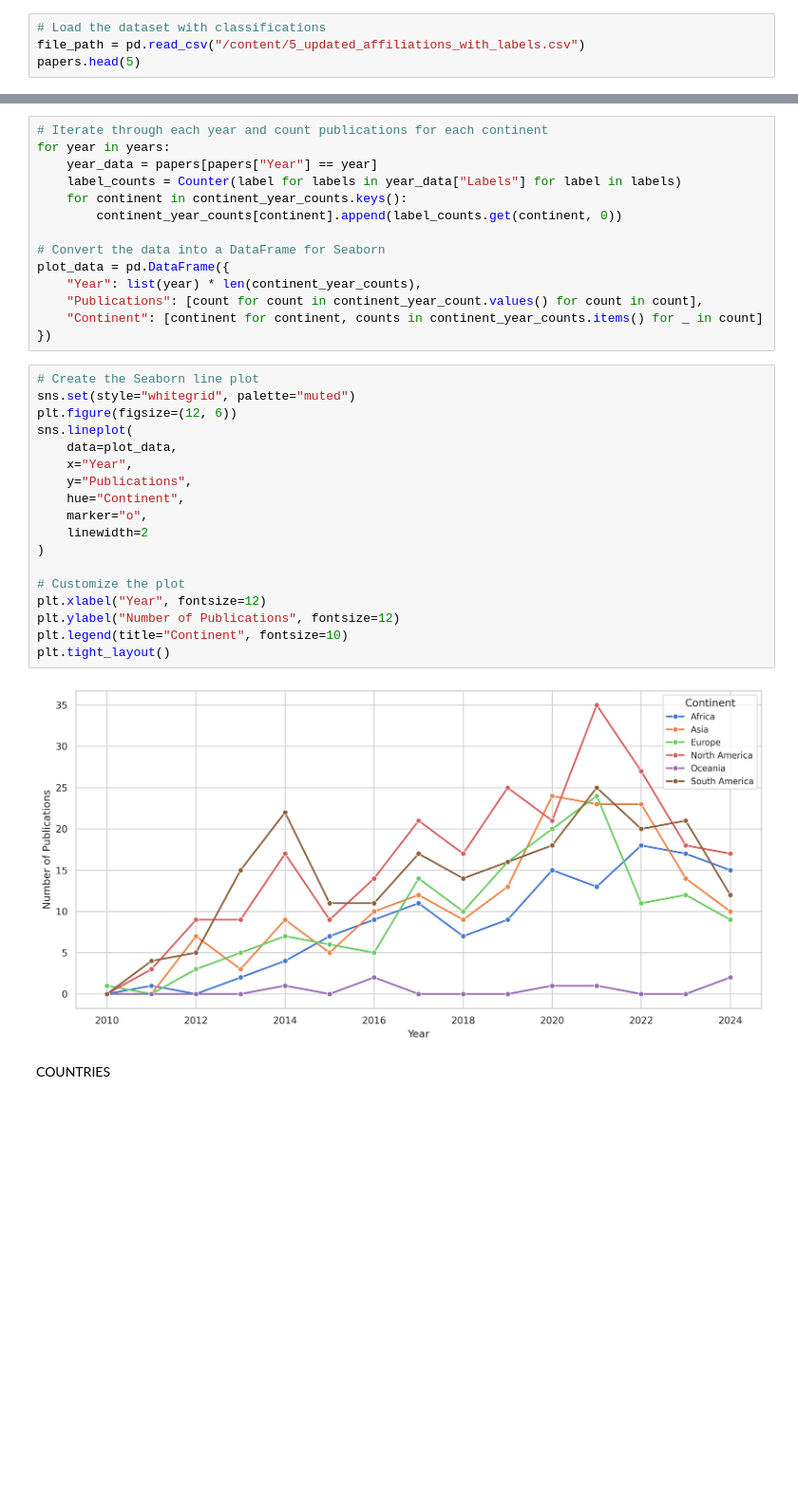
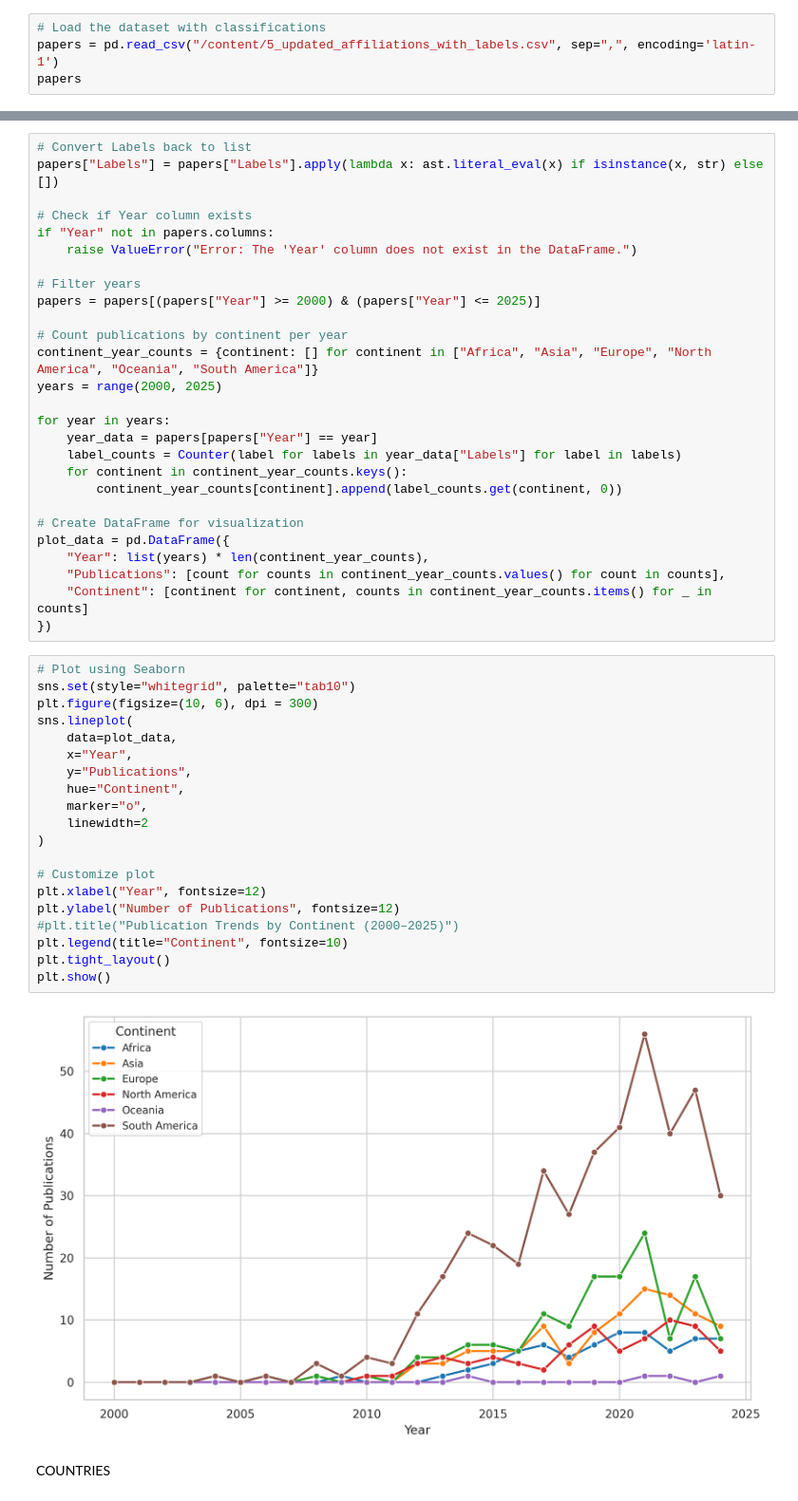
Before and after one commit to karama01/SYSTEMATIC-REVIEW-REPOSITORY, a Jupyter notebook: Bibliometrics_analysis Notebook 5.ipynb, the cells around one changed output, grey strips where cells are left out. Shown at 95% size. Cells and saved outputs as stored; diff of their text form; blank space fills up the shorter version.

```diff
--- a/Bibliometrics_analysis Notebook 5.ipynb
+++ b/Bibliometrics_analysis Notebook 5.ipynb
@@ -94,5 +94,5 @@ def classify_labels(text):
 # %%
 # Load the dataset with classifications
-file_path = pd.read_csv("/content/5_updated_affiliations_with_labels.csv")
-papers.head(5)
+papers = pd.read_csv("/content/5_updated_affiliations_with_labels.csv", sep=",", encoding='latin-1')
+papers
 # %% [output]
@@ -108,36 +112,51 @@ continent_year_counts = {continent: [] for continent in ["Africa", "Asia", "Euro
 # %%
-# Iterate through each year and count publications for each continent
+# Convert Labels back to list
+papers["Labels"] = papers["Labels"].apply(lambda x: ast.literal_eval(x) if isinstance(x, str) else [])
+
+# Check if Year column exists
+if "Year" not in papers.columns:
+    raise ValueError("Error: The 'Year' column does not exist in the DataFrame.")
+
+# Filter years
+papers = papers[(papers["Year"] >= 2000) & (papers["Year"] <= 2025)]
+
+# Count publications by continent per year
+continent_year_counts = {continent: [] for continent in ["Africa", "Asia", "Europe", "North America", "Oceania", "South America"]}
+years = range(2000, 2025)
+
 for year in years:
     year_data = papers[papers["Year"] == year]
     label_counts = Counter(label for labels in year_data["Labels"] for label in labels)
     for continent in continent_year_counts.keys():
         continent_year_counts[continent].append(label_counts.get(continent, 0))
 
-# Convert the data into a DataFrame for Seaborn
+# Create DataFrame for visualization
 plot_data = pd.DataFrame({
-    "Year": list(year) * len(continent_year_counts),
-    "Publications": [count for count in continent_year_count.values() for count in count],
-    "Continent": [continent for continent, counts in continent_year_counts.items() for _ in count]
+    "Year": list(years) * len(continent_year_counts),
+    "Publications": [count for counts in continent_year_counts.values() for count in counts],
+    "Continent": [continent for continent, counts in continent_year_counts.items() for _ in counts]
 })
 # %%
-# Create the Seaborn line plot
-sns.set(style="whitegrid", palette="muted")
-plt.figure(figsize=(12, 6))
+# Plot using Seaborn
+sns.set(style="whitegrid", palette="tab10")
+plt.figure(figsize=(10, 6), dpi = 300)
 sns.lineplot(
     data=plot_data,
     x="Year",
     y="Publications",
     hue="Continent",
     marker="o",
     linewidth=2
 )
 
-# Customize the plot
+# Customize plot
 plt.xlabel("Year", fontsize=12)
 plt.ylabel("Number of Publications", fontsize=12)
+#plt.title("Publication Trends by Continent (2000–2025)")
 plt.legend(title="Continent", fontsize=10)
 plt.tight_layout()
+plt.show()
 # %% [output]
-[figure, old version]
+[figure, new version]
 # %% [markdown]
 COUNTRIES
```
Also changed, not shown: parts of 32 cells of this notebook, 5 other files.
